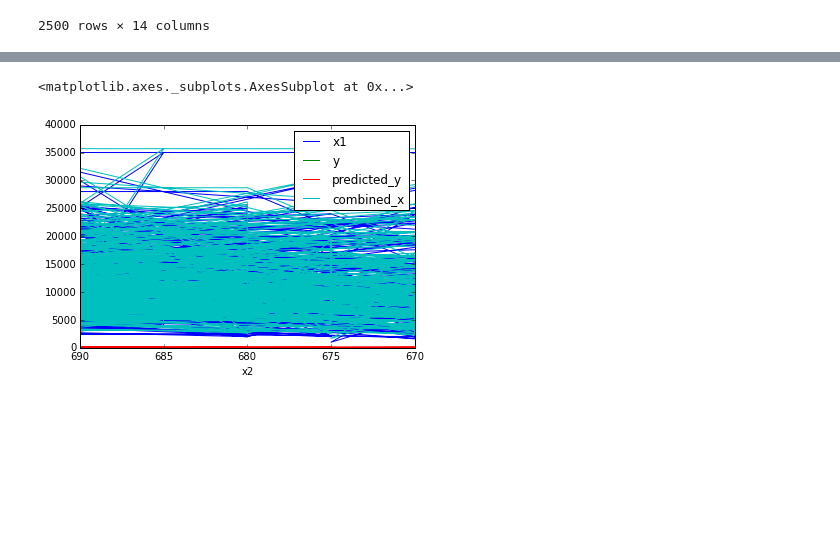
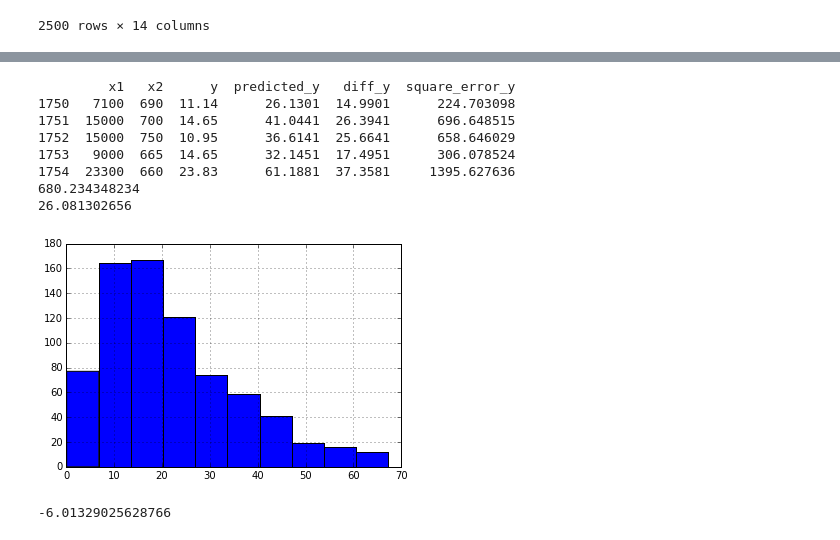
Before and after one commit to webmusing/thinkful, a Jupyter notebook: unit_4/lesson_1/cross_validation.ipynb, the cells around one changed output, grey strips where cells are left out. Drawn from its saved outputs; the diff is of its cells as text; code cells hidden in the pictures; blank space fills up the shorter version.

```diff
--- a/unit_4/lesson_1/cross_validation.ipynb
+++ b/unit_4/lesson_1/cross_validation.ipynb
@@ -82,17 +83,30 @@ test_fico = fico[pct_70:]
 # %%
 test_df = pd.DataFrame({'y': test_intrate, 'x1': test_loanamt, 'x2':test_fico})
 
 train_df = pd.DataFrame({'y': train_intrate, 'x1': train_loanamt, 'x2':train_fico})
 linear_fit = smf.ols(formula='y ~ 1 + x1 + x2', data=train_df).fit()
 #graph = pd.scatter_matrix(train_df)
-linear_fit.summary()
+#print linear_fit.summary()
 
 def testData(x):
     return (0.002 * x['x1'] + -0.0886 * x['x2'] + 73.0641)
 
 test_df['predicted_y'] = test_df.apply(testData, axis=1)
-test_df['combined_x'] = test_df['x1'] + test_df['x2']
-test_df.set_index('x2').plot()
+test_df['diff_y'] = abs(test_df['predicted_y'] - test_df['y'])
+test_df['square_error_y'] = test_df['diff_y']**2
+test_df['diff_y'].hist()
+print test_df.head()
+print test_df['square_error_y'].mean()
+print np.sqrt(test_df['square_error_y'].mean())
+#test_df['combined_x'] = test_df['x1'] + test_df['x2']
+#test_df.set_index('combined_x').plot()
 # %% [output]
-<matplotlib.axes._subplots.AxesSubplot at 0x...>
+         x1   x2      y  predicted_y   diff_y  square_error_y
+1750   7100  690  11.14      26.1301  14.9901      224.703098
+1751  15000  700  14.65      41.0441  26.3941      696.648515
+1752  15000  750  10.95      36.6141  25.6641      658.646029
+1753   9000  665  14.65      32.1451  17.4951      306.078524
+1754  23300  660  23.83      61.1881  37.3581     1395.627636
+680.234348234
+26.081302656
-[figure, old version]
+[figure, new version]
@@ -98,0 +116,10 @@ test_df.set_index('x2').plot()
+# %%
+#predicted_y = model.predict(test_df[['x1','x2']])
+total_df = pd.concat([train_df, test_df])
+
+score = cross_val_score(model, total_df[['x1','x2']], total_df['y'], scoring = 'mean_squared_error', cv = 10)
+sum_score = np.mean(score)
+sum_score
+#kf = KFold(10, n)
+# %% [output]
+-6.01329025628766
```
Also changed, not shown: parts of 3 cells of this notebook, 7 other files.
